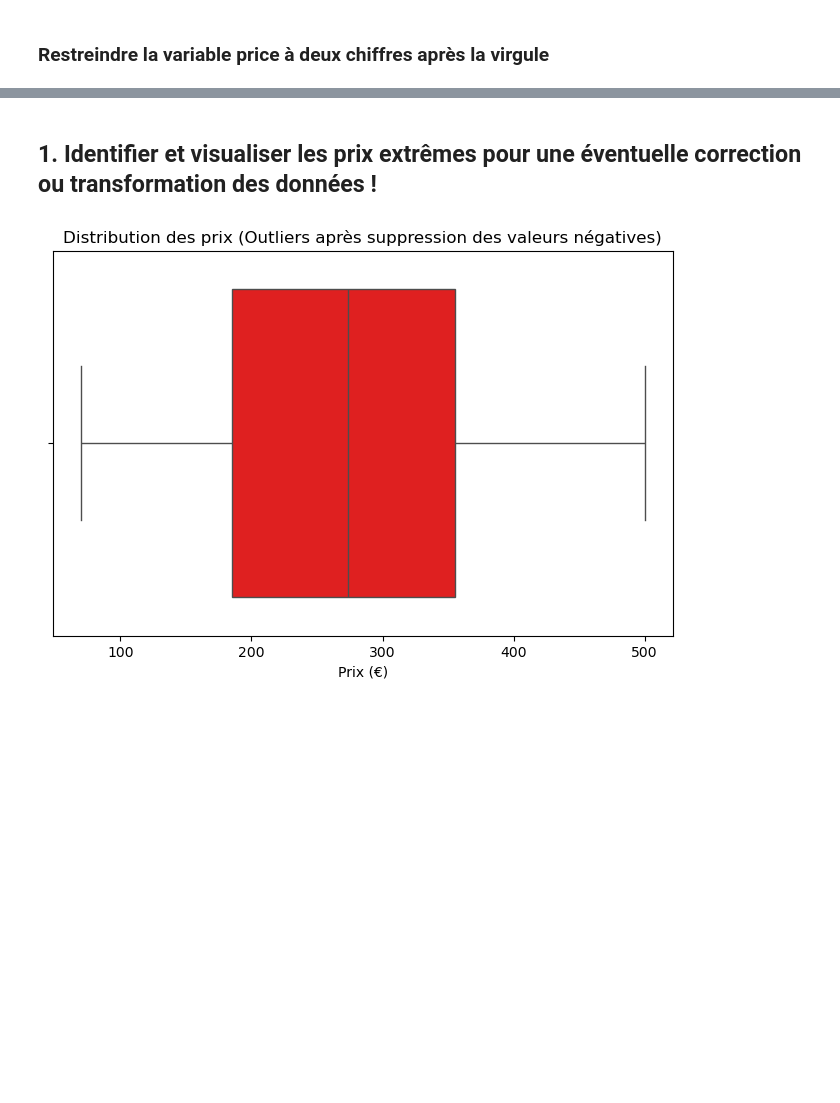
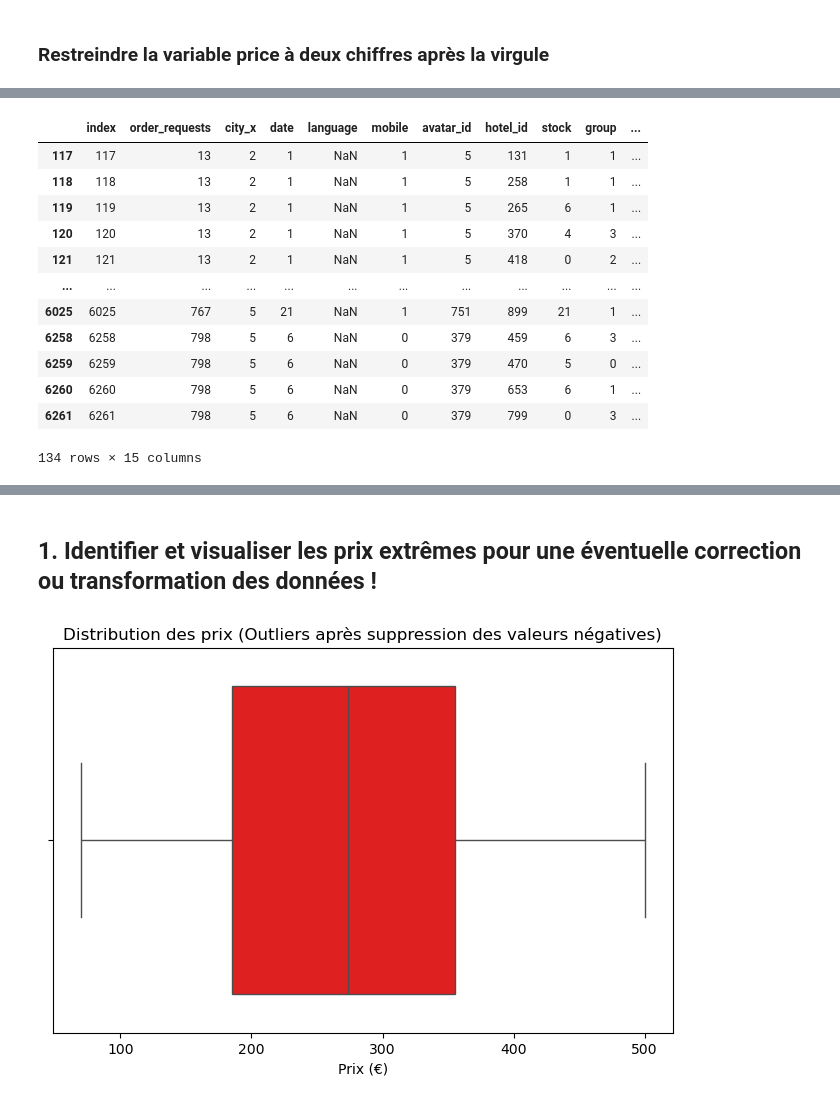
Before and after one commit to Ousmane-BA100/hotel_price_prediction, a Jupyter notebook: Modelisation/model.ipynb, the cells around one changed output, grey strips where cells are left out. Drawn from its saved outputs; the diff is of its cells as text; code cells hidden in the pictures; blank space fills up the shorter version.

```diff
--- a/Modelisation/model.ipynb
+++ b/Modelisation/model.ipynb
@@ -26,0 +46,16 @@ df_synthetic_pricing_data.shape
+# %%
+df_synthetic_pricing_data[df_synthetic_pricing_data['language'].isnull()]
+# %% [output]
+|  | index | order_requests | city_x | date | language | mobile | avatar_id | hotel_id | stock | group | ... |
+| 117 | 117 | 13 | 2 | 1 | NaN | 1 | 5 | 131 | 1 | 1 | ... |
+| 118 | 118 | 13 | 2 | 1 | NaN | 1 | 5 | 258 | 1 | 1 | ... |
+| 119 | 119 | 13 | 2 | 1 | NaN | 1 | 5 | 265 | 6 | 1 | ... |
+| 120 | 120 | 13 | 2 | 1 | NaN | 1 | 5 | 370 | 4 | 3 | ... |
+| 121 | 121 | 13 | 2 | 1 | NaN | 1 | 5 | 418 | 0 | 2 | ... |
+| ... | ... | ... | ... | ... | ... | ... | ... | ... | ... | ... | ... |
+| 6025 | 6025 | 767 | 5 | 21 | NaN | 1 | 751 | 899 | 21 | 1 | ... |
+| 6258 | 6258 | 798 | 5 | 6 | NaN | 0 | 379 | 459 | 6 | 3 | ... |
+| 6259 | 6259 | 798 | 5 | 6 | NaN | 0 | 379 | 470 | 5 | 0 | ... |
+| 6260 | 6260 | 798 | 5 | 6 | NaN | 0 | 379 | 653 | 6 | 1 | ... |
+| 6261 | 6261 | 798 | 5 | 6 | NaN | 0 | 379 | 799 | 0 | 3 | ... |
+134 rows × 15 columns
```
Also changed, not shown: parts of 11 cells of this notebook, 6 other files.
